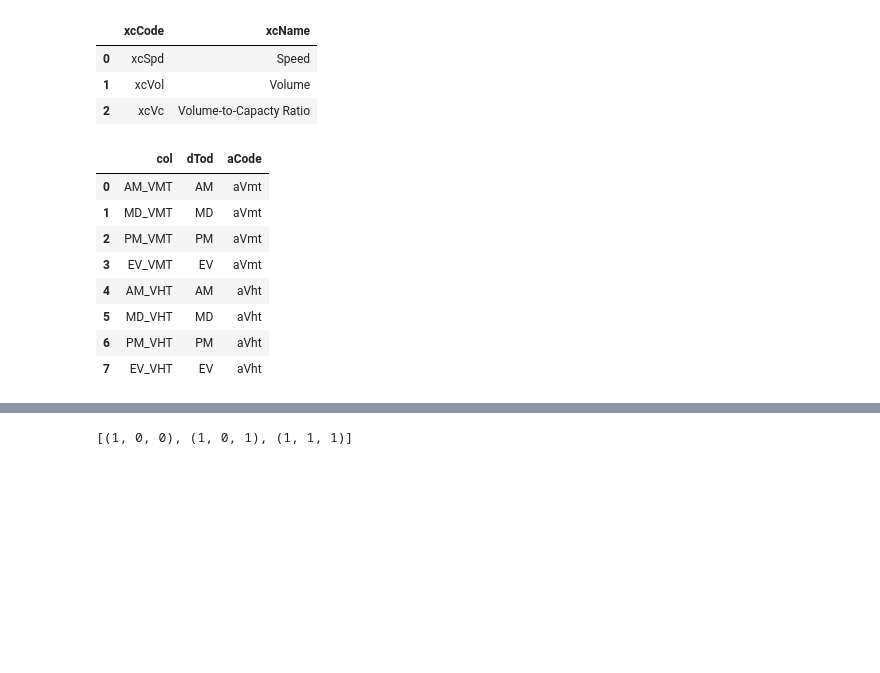
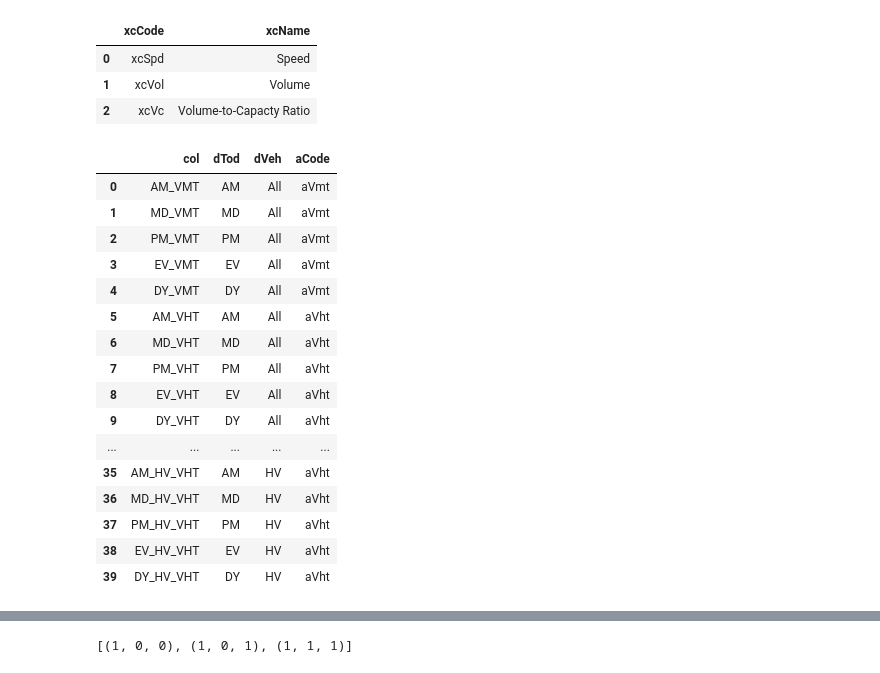
Before and after one commit to WFRCAnalytics/vizTool, a Jupyter notebook: Create-Jsons-Roadway-vizTrends.ipynb, the cells around one changed output, grey strips where cells are left out. Cells and saved outputs as stored; diff of their text form; code cells hidden in the pictures; blank space fills up the shorter version.

```diff
--- a/Create-Jsons-Roadway-vizTrends.ipynb
+++ b/Create-Jsons-Roadway-vizTrends.ipynb
@@ -49,43 +49,67 @@ display(dfCrossClassifications)
 
 dfColKeys = pd.DataFrame([
     ['AM_VMT'   , 'AM', 'All', 'aVmt'      ],
     ['MD_VMT'   , 'MD', 'All', 'aVmt'      ],
     ['PM_VMT'   , 'PM', 'All', 'aVmt'      ],
     ['EV_VMT'   , 'EV', 'All', 'aVmt'      ],
+    ['DY_VMT'   , 'DY', 'All', 'aVmt'      ],
     ['AM_VHT'   , 'AM', 'All', 'aVht'      ],
     ['MD_VHT'   , 'MD', 'All', 'aVht'      ],
     ['PM_VHT'   , 'PM', 'All', 'aVht'      ],
     ['EV_VHT'   , 'EV', 'All', 'aVht'      ],
+    ['DY_VHT'   , 'DY', 'All', 'aVht'      ],
+    ['AM_LT_VMT', 'AM', 'LT' , 'aVmt'      ],
+    ['MD_LT_VMT', 'MD', 'LT' , 'aVmt'      ],
+    ['PM_LT_VMT', 'PM', 'LT' , 'aVmt'      ],
+    ['EV_LT_VMT', 'EV', 'LT' , 'aVmt'      ],
+    ['DY_LT_VMT', 'DY', 'LT' , 'aVmt'      ],
+    ['AM_LT_VHT', 'AM', 'LT' , 'aVht'      ],
+    ['MD_LT_VHT', 'MD', 'LT' , 'aVht'      ],
+    ['PM_LT_VHT', 'PM', 'LT' , 'aVht'      ],
+    ['EV_LT_VHT', 'EV', 'LT' , 'aVht'      ],
+    ['DY_LT_VHT', 'DY', 'LT' , 'aVht'      ],
     ['AM_MD_VMT', 'AM', 'MD' , 'aVmt'      ],
     ['MD_MD_VMT', 'MD', 'MD' , 'aVmt'      ],
     ['PM_MD_VMT', 'PM', 'MD' , 'aVmt'      ],
     ['EV_MD_VMT', 'EV', 'MD' , 'aVmt'      ],
+    ['DY_MD_VMT', 'DY', 'MD' , 'aVmt'      ],
     ['AM_MD_VHT', 'AM', 'MD' , 'aVht'      ],
     ['MD_MD_VHT', 'MD', 'MD' , 'aVht'      ],
     ['PM_MD_VHT', 'PM', 'MD' , 'aVht'      ],
     ['EV_MD_VHT', 'EV', 'MD' , 'aVht'      ],
+    ['DY_MD_VHT', 'DY', 'MD' , 'aVht'      ],
     ['AM_HV_VMT', 'AM', 'HV' , 'aVmt'      ],
     ['MD_HV_VMT', 'MD', 'HV' , 'aVmt'      ],
     ['PM_HV_VMT', 'PM', 'HV' , 'aVmt'      ],
     ['EV_HV_VMT', 'EV', 'HV' , 'aVmt'      ],
+    ['DY_HV_VMT', 'DY', 'HV' , 'aVmt'      ],
     ['AM_HV_VHT', 'AM', 'HV' , 'aVht'      ],
     ['MD_HV_VHT', 'MD', 'HV' , 'aVht'      ],
     ['PM_HV_VHT', 'PM', 'HV' , 'aVht'      ],
     ['EV_HV_VHT', 'EV', 'HV' , 'aVht'      ],
-    ['LANE_MILES', None,None , 'aLaneMiles'],
+    ['DY_HV_VHT', 'DY', 'HV' , 'aVht'      ]
+    #['LANEMILES', None,None , 'aLaneMiles' ],
 ], columns=('col','dTod','dVeh','aCode'))
 
 dfColKeys
 # %% [output]
-|  | col | dTod | aCode |
-| 0 | AM_VMT | AM | aVmt |
-| 1 | MD_VMT | MD | aVmt |
-| 2 | PM_VMT | PM | aVmt |
-| 3 | EV_VMT | EV | aVmt |
-| 4 | AM_VHT | AM | aVht |
-| 5 | MD_VHT | MD | aVht |
-| 6 | PM_VHT | PM | aVht |
-| 7 | EV_VHT | EV | aVht |
+|  | col | dTod | dVeh | aCode |
+| 0 | AM_VMT | AM | All | aVmt |
+| 1 | MD_VMT | MD | All | aVmt |
+| 2 | PM_VMT | PM | All | aVmt |
+| 3 | EV_VMT | EV | All | aVmt |
+| 4 | DY_VMT | DY | All | aVmt |
+| 5 | AM_VHT | AM | All | aVht |
+| 6 | MD_VHT | MD | All | aVht |
+| 7 | PM_VHT | PM | All | aVht |
+| 8 | EV_VHT | EV | All | aVht |
+| 9 | DY_VHT | DY | All | aVht |
+| ... | ... | ... | ... | ... |
+| 35 | AM_HV_VHT | AM | HV | aVht |
+| 36 | MD_HV_VHT | MD | HV | aVht |
+| 37 | PM_HV_VHT | PM | HV | aVht |
+| 38 | EV_HV_VHT | EV | HV | aVht |
+| 39 | DY_HV_VHT | DY | HV | aVht |
 # %%
 dfScn = pd.read_json(scnJson)
 dfScn = dfScn[['modVersion','scnGroup','scnYear']]
```
Also changed, not shown: parts of 7 cells of this notebook, 27 other files.
